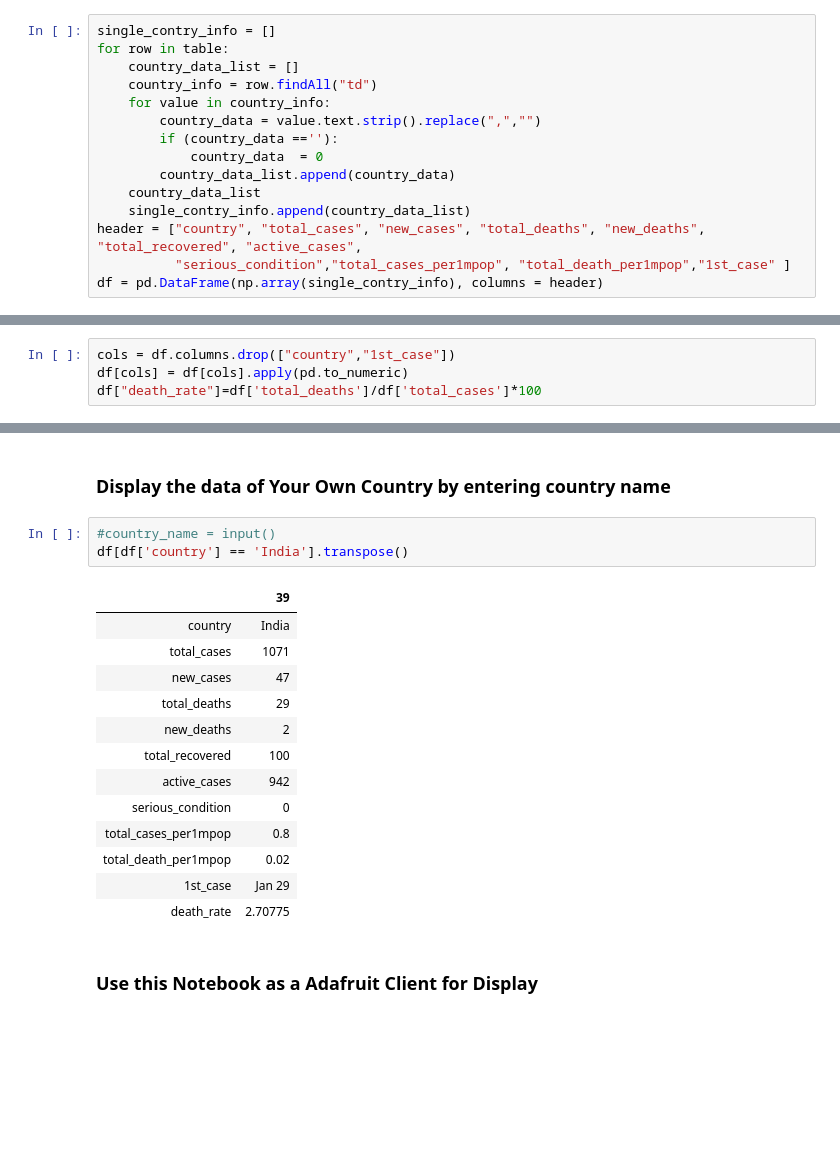
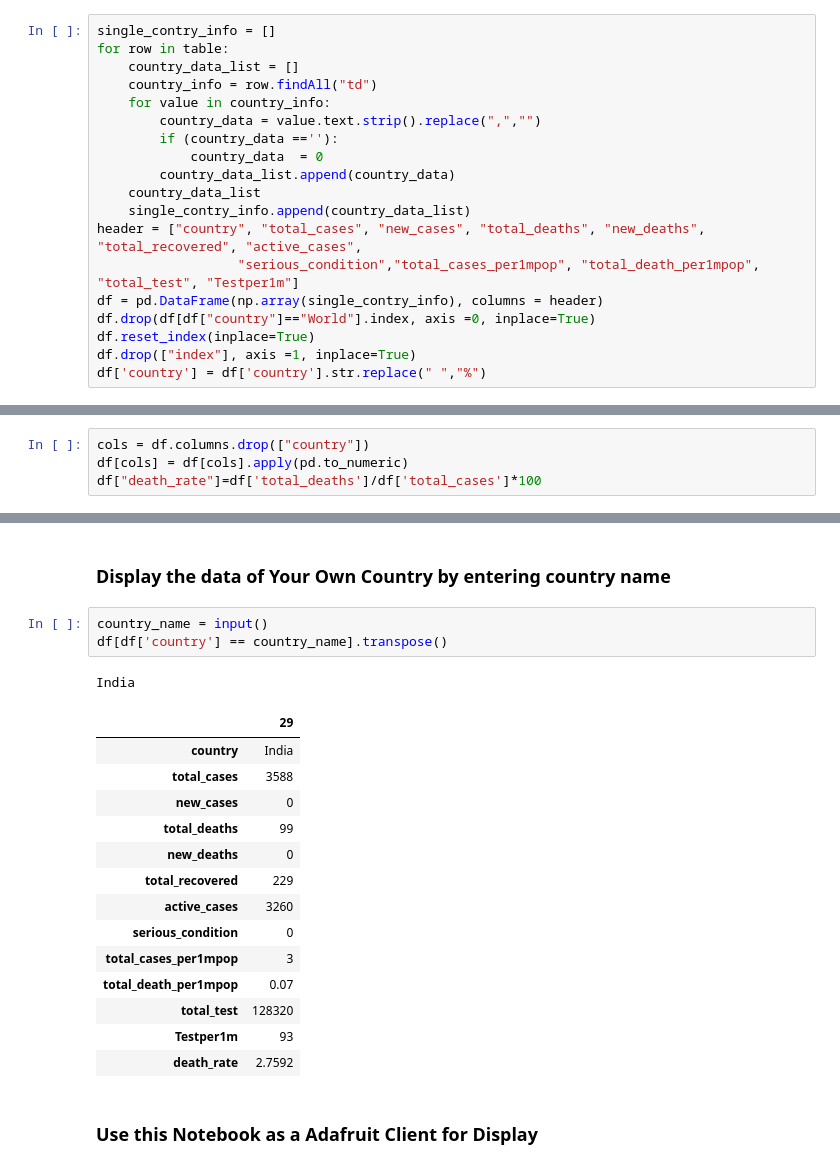
Before and after one commit to deepgupta06/covid_19, a Jupyter notebook: COVID-19 Data Scraping.ipynb, the cells around one changed output, grey strips where cells are left out. Cells and saved outputs as stored; diff of their text form; blank space fills up the shorter version.

```diff
--- a/COVID-19 Data Scraping.ipynb
+++ b/COVID-19 Data Scraping.ipynb
@@ -50,13 +50,17 @@ for row in table:
     country_data_list
     single_contry_info.append(country_data_list)
 header = ["country", "total_cases", "new_cases", "total_deaths", "new_deaths", "total_recovered", "active_cases",
-          "serious_condition","total_cases_per1mpop", "total_death_per1mpop","1st_case" ]
+                  "serious_condition","total_cases_per1mpop", "total_death_per1mpop", "total_test", "Testper1m"]
 df = pd.DataFrame(np.array(single_contry_info), columns = header)
+df.drop(df[df["country"]=="World"].index, axis =0, inplace=True)
+df.reset_index(inplace=True)
+df.drop(["index"], axis =1, inplace=True)
+df['country'] = df['country'].str.replace(" ","%")
 # %% [markdown]
 ### Adding a death Rate columns
 <p>Death Rate(%) = (Total Death/Total Infected Cases)*100</p>
 # %%
-cols = df.columns.drop(["country","1st_case"])
+cols = df.columns.drop(["country"])
 df[cols] = df[cols].apply(pd.to_numeric)
 df["death_rate"]=df['total_deaths']/df['total_cases']*100
 # %%
@@ -240,22 +246,24 @@ df.to_csv(csv_file_name)
 # %% [markdown]
 ### Display the data of Your Own Country by entering country name
 # %%
-#country_name = input()
-df[df['country'] == 'India'].transpose()
+country_name = input()
+df[df['country'] == country_name].transpose()
 # %% [output]
+India
-|  | 39 |
+|  | 29 |
 | country | India |
-| total_cases | 1071 |
-| new_cases | 47 |
-| total_deaths | 29 |
-| new_deaths | 2 |
-| total_recovered | 100 |
-| active_cases | 942 |
+| total_cases | 3588 |
+| new_cases | 0 |
+| total_deaths | 99 |
+| new_deaths | 0 |
+| total_recovered | 229 |
+| active_cases | 3260 |
 | serious_condition | 0 |
-| total_cases_per1mpop | 0.8 |
-| total_death_per1mpop | 0.02 |
-| 1st_case | Jan 29 |
-| death_rate | 2.70775 |
+| total_cases_per1mpop | 3 |
+| total_death_per1mpop | 0.07 |
+| total_test | 128320 |
+| Testper1m | 93 |
+| death_rate | 2.7592 |
 # %% [markdown]
 ### Use this Notebook as a Adafruit Client for Display
 # %% [markdown]
```
Also changed, not shown: parts of 8 cells of this notebook, 6 other files.
